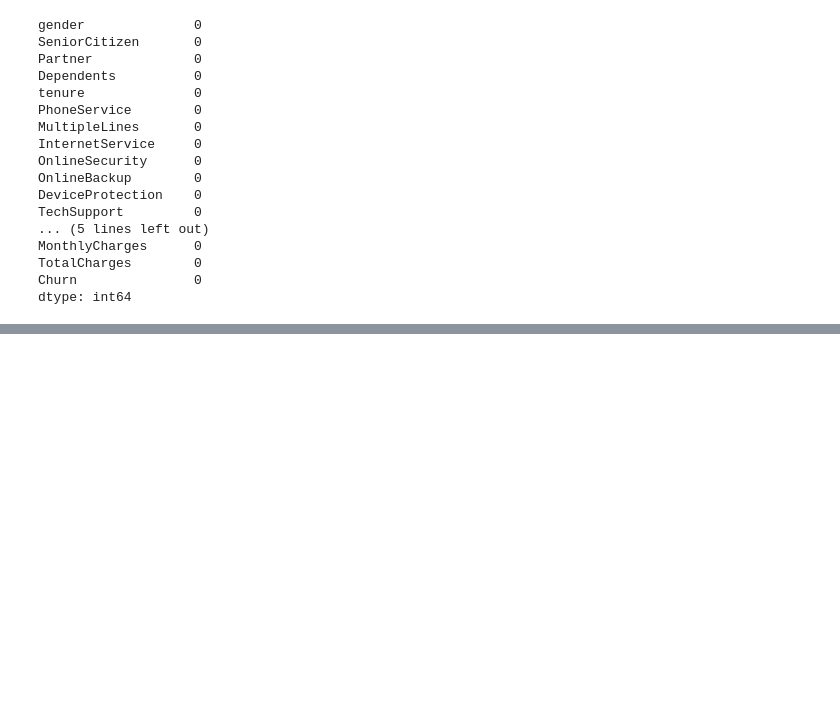
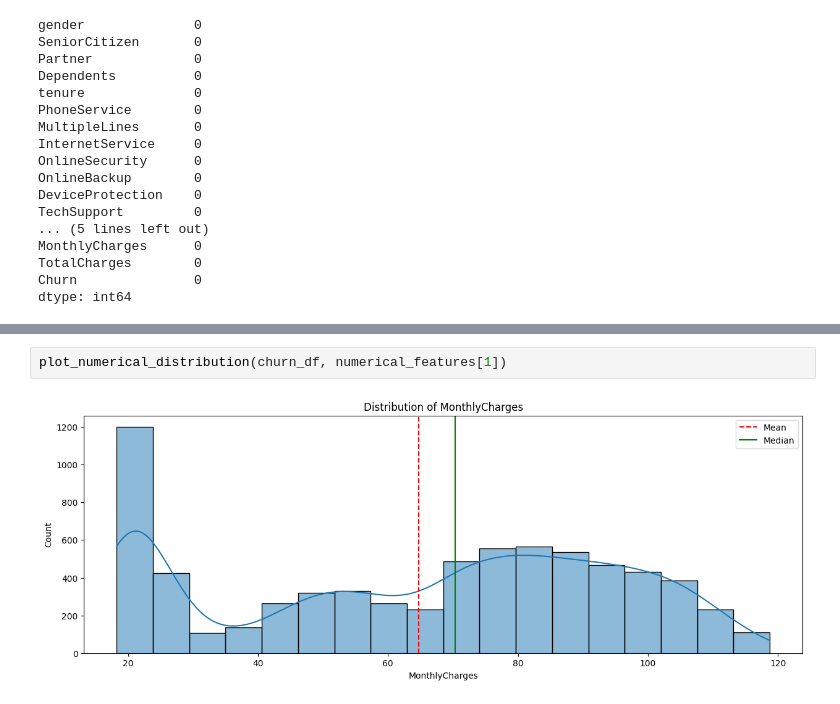
Before and after one commit to Anurag-Warthi/Machine-Learning-Projects, a Jupyter notebook: Machine Learning Projects/Customer Churn/Churn.ipynb, the cells around one changed output, grey strips where cells are left out. Cells and saved outputs as stored; diff of their text form; blank space fills up the shorter version.

```diff
--- a/Machine Learning Projects/Customer Churn/Churn.ipynb
+++ b/Machine Learning Projects/Customer Churn/Churn.ipynb
@@ -155,0 +195,4 @@ dtype: int64
+# %%
+plot_numerical_distribution(churn_df, numerical_features[1])
+# %% [output]
+[figure, added]
```
Also changed, not shown: parts of 14 cells of this notebook.
